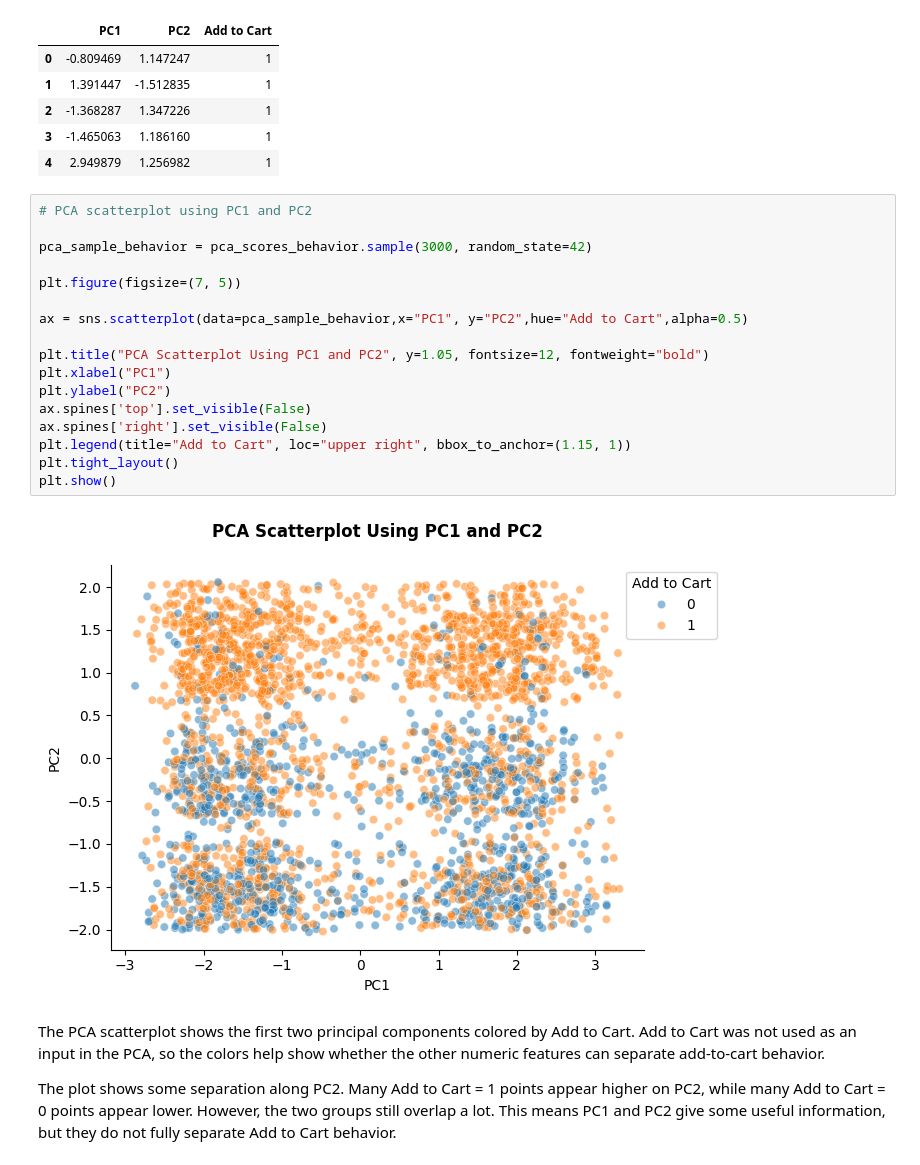
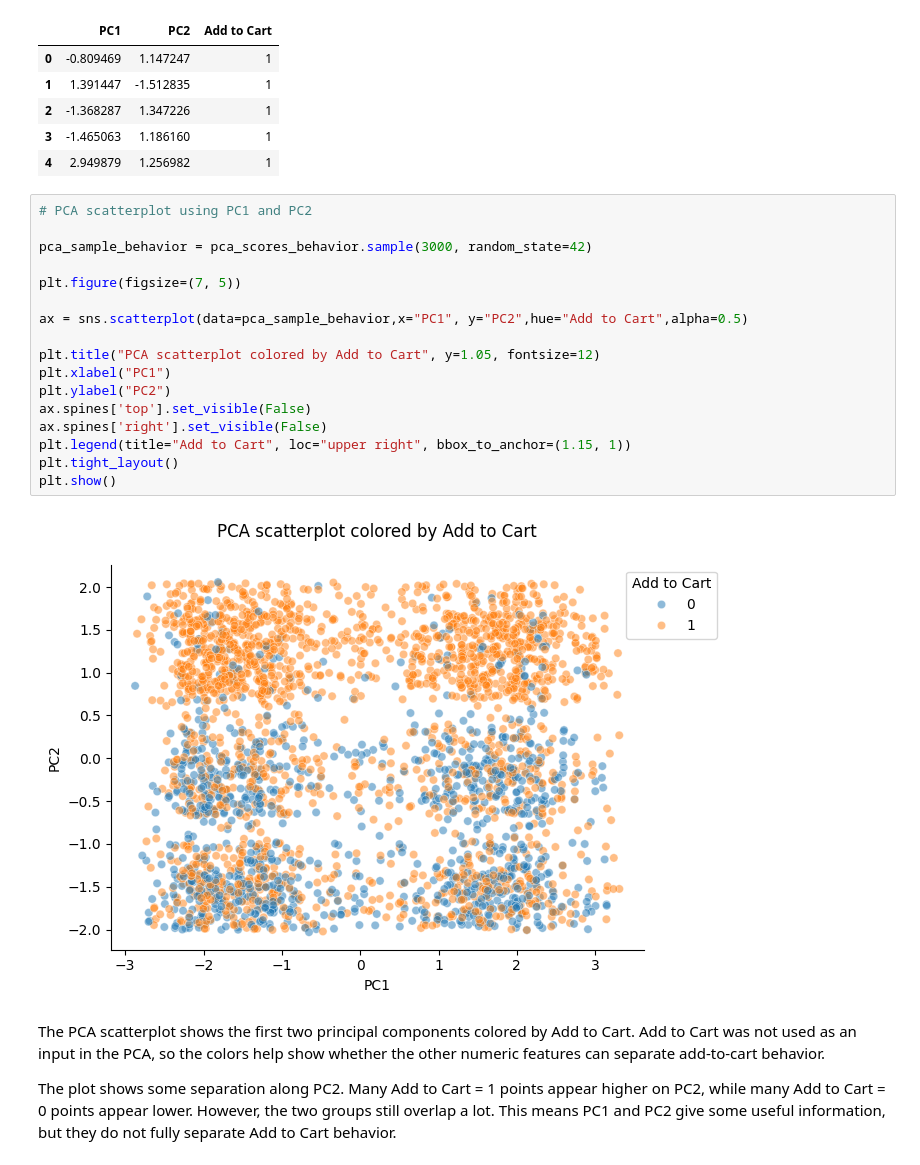
Before and after one commit to Roozbehkhodayari/Module-B-semester-2, a Jupyter notebook: OMDS-ModB2-Week9-Khodayari-Roozbeh.ipynb, the cells around one changed output. Drawn from its saved outputs; the diff is of its cells as text.

```diff
--- a/OMDS-ModB2-Week9-Khodayari-Roozbeh.ipynb
+++ b/OMDS-ModB2-Week9-Khodayari-Roozbeh.ipynb
@@ -391,22 +391,22 @@ pca_scores_behavior.head()
 # %%
 # PCA scatterplot using PC1 and PC2
 
 pca_sample_behavior = pca_scores_behavior.sample(3000, random_state=42)
 
 plt.figure(figsize=(7, 5))
 
 ax = sns.scatterplot(data=pca_sample_behavior,x="PC1", y="PC2",hue="Add to Cart",alpha=0.5)
 
-plt.title("PCA Scatterplot Using PC1 and PC2", y=1.05, fontsize=12, fontweight="bold")
+plt.title("PCA scatterplot colored by Add to Cart", y=1.05, fontsize=12)
 plt.xlabel("PC1")
 plt.ylabel("PC2")
 ax.spines['top'].set_visible(False)
 ax.spines['right'].set_visible(False)
 plt.legend(title="Add to Cart", loc="upper right", bbox_to_anchor=(1.15, 1))
 plt.tight_layout()
 plt.show()
 # %% [output]
-[figure, old version]
+[figure, new version]
 # %% [markdown]
 The PCA scatterplot shows the first two principal components colored by Add to Cart. Add to Cart was not used as an input in the PCA, so the colors help show whether the other numeric features can separate add-to-cart behavior.
 
```
Also changed, not shown: parts of 1 cell of this notebook, 1 other file.
